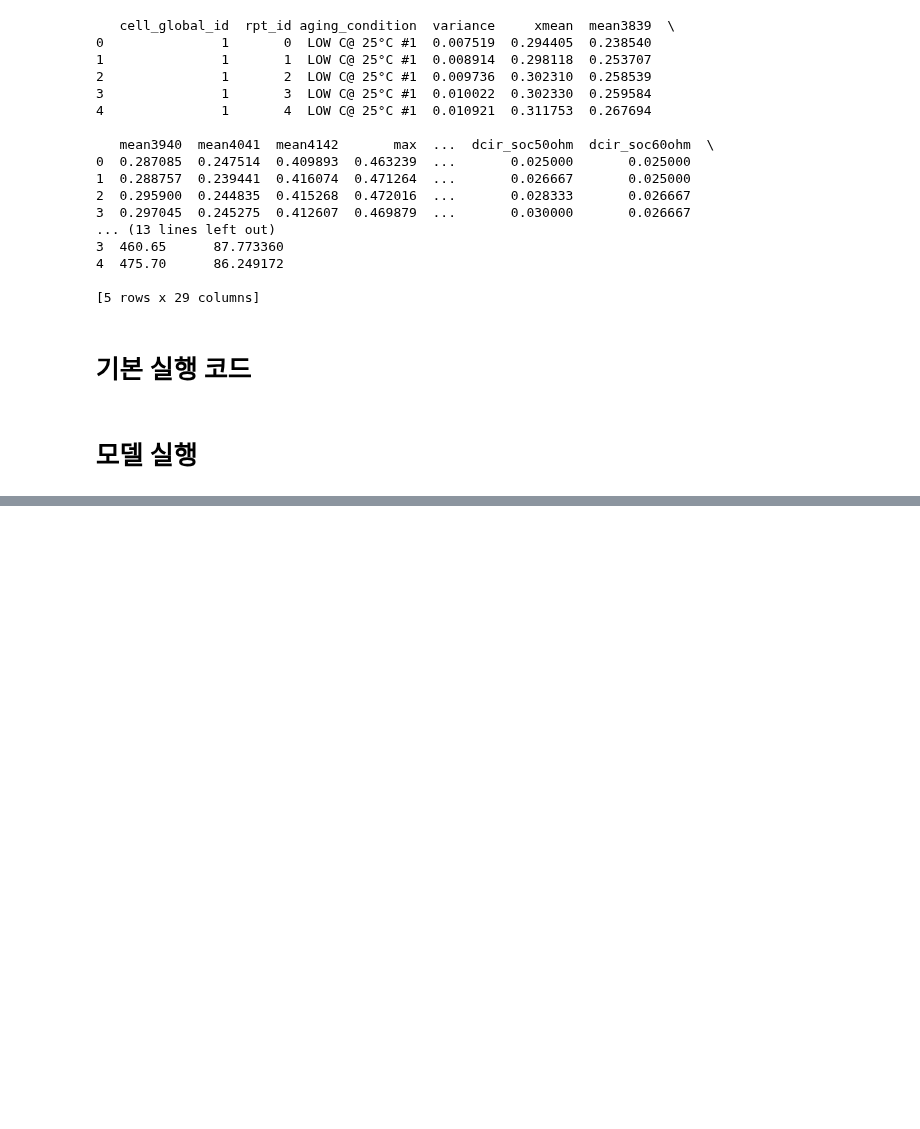
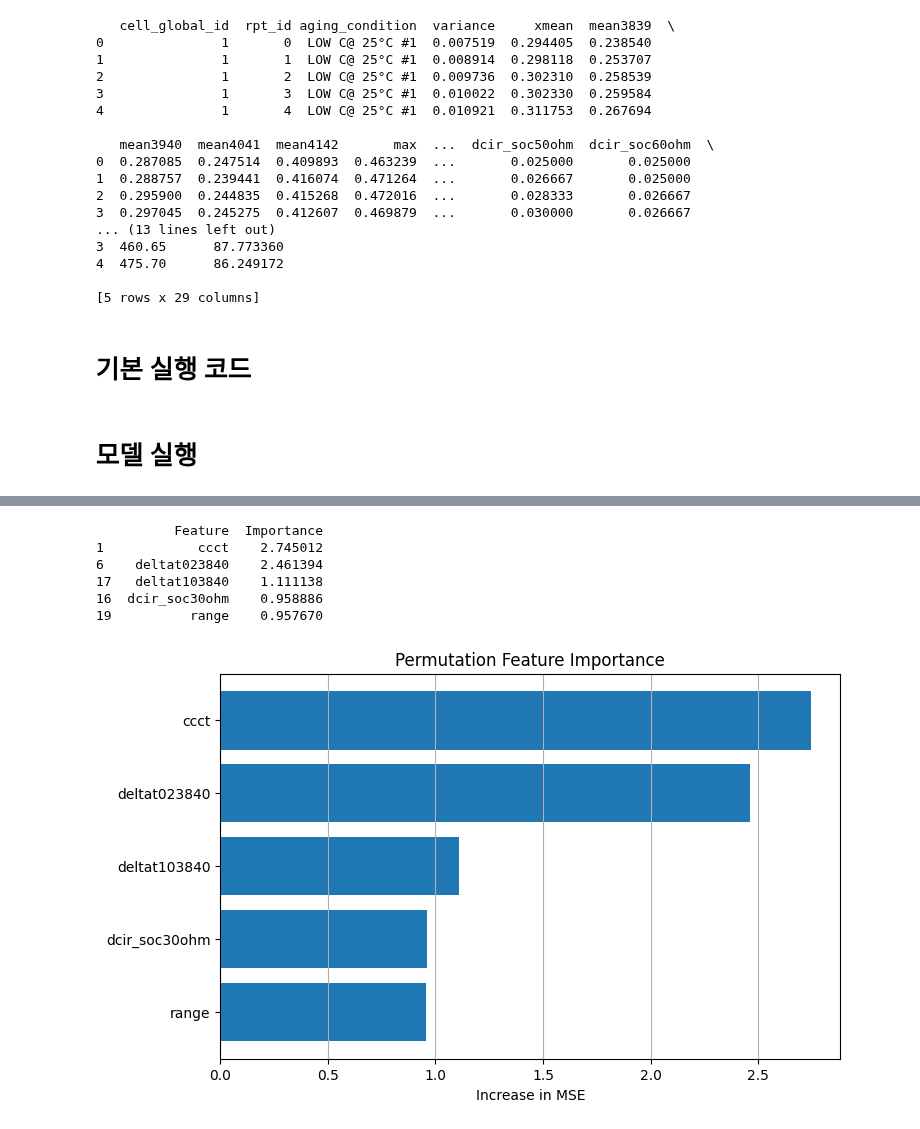
Before and after one commit to molluIdontknow/ELE_Algorithm, a Jupyter notebook: ELEalgo_MLP의_사본.ipynb, the cells around one changed output, grey strips where cells are left out. Drawn from its saved outputs; the diff is of its cells as text; code cells hidden in the pictures; blank space fills up the shorter version.

```diff
--- a/ELEalgo_MLP의_사본.ipynb
+++ b/ELEalgo_MLP의_사본.ipynb
@@ -781,0 +425,70 @@ SOHPredictorMLP(
+# %%
+model.eval()
+
+def predict_numpy(x):
+    x_tensor = torch.tensor(x, dtype=torch.float32).to(device)
+
+    with torch.no_grad():
+        pred_scaled = model(x_tensor).cpu().numpy()
+
+    return y_scaler.inverse_transform(pred_scaled).flatten()
+
+
+# 원래 테스트 데이터의 MSE
+baseline_pred = predict_numpy(X_test)
+baseline_mse = mean_squared_error(y_actual, baseline_pred)
+
+importance_values = []
+
+rng = np.random.default_rng(CONFIG["RANDOM_STATE"])
+
+for i, feature in enumerate(FEATURES):
+    mse_increases = []
+
+    for _ in range(CONFIG["N_REPEATS"]):
+        X_permuted = X_test.copy()
+
+        # 해당 변수의 값만 무작위로 섞기
+        X_permuted[:, i] = rng.permutation(X_permuted[:, i])
+
+        permuted_pred = predict_numpy(X_permuted)
+        permuted_mse = mean_squared_error(y_actual, permuted_pred)
+
+        mse_increases.append(permuted_mse - baseline_mse)
+
+    importance_values.append(np.mean(mse_increases))
+
+
+importance_df = pd.DataFrame({
+    "Feature": FEATURES,
+    "Importance": importance_values
+})
+
+importance_df = importance_df.sort_values(
+    by="Importance",
+    ascending=False
+)
+
+top_features = importance_df.head(CONFIG["TOP_K"])
+
+print(top_features)
+
+plt.figure(figsize=(8, 5))
+
+plt.barh(
+    top_features["Feature"][::-1],
+    top_features["Importance"][::-1]
+)
+
+plt.xlabel("Increase in MSE")
+plt.title("Permutation Feature Importance")
+plt.grid(axis="x")
+plt.show()
+# %% [output]
+          Feature  Importance
+1            ccct    2.745012
+6    deltat023840    2.461394
+17   deltat103840    1.111138
+16  dcir_soc30ohm    0.958886
+19          range    0.957670
+[figure, added]
```
Also changed, not shown: parts of 10 cells of this notebook.
